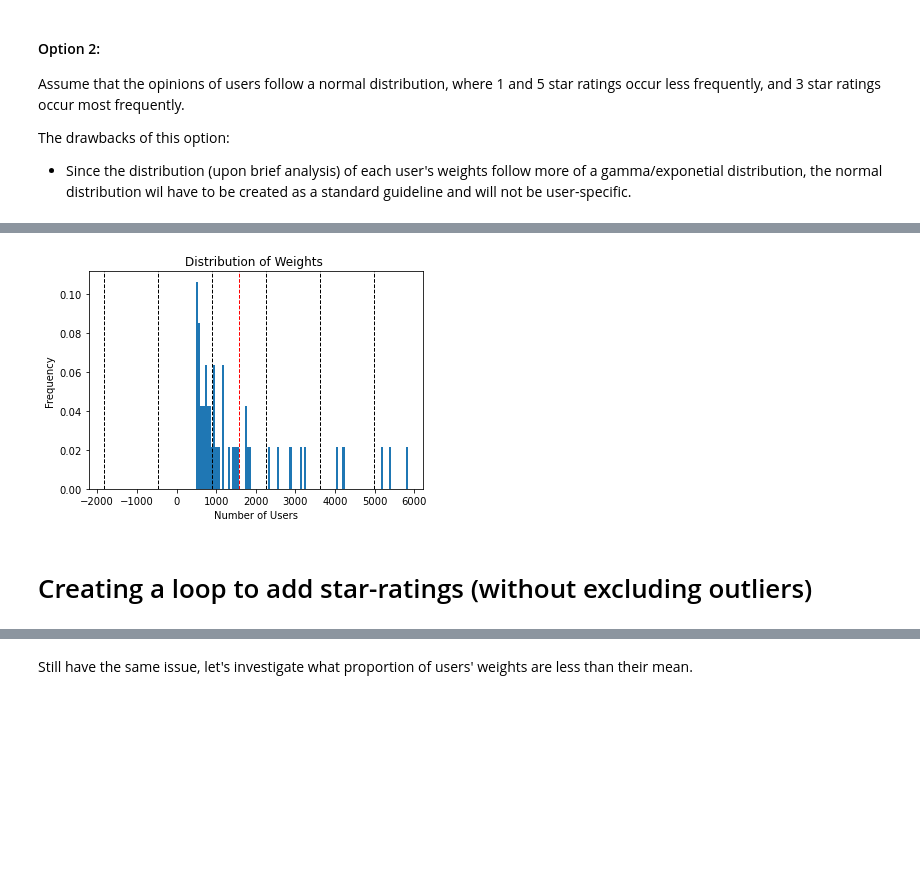
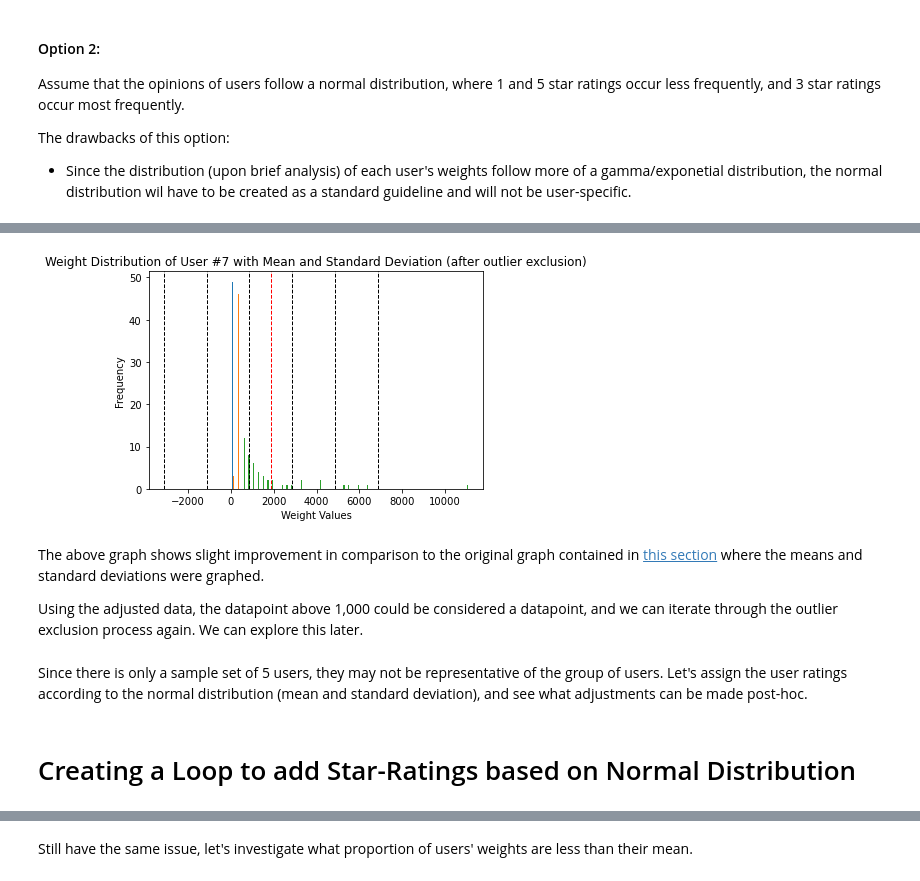
Before and after one commit to laramurphyyx/CA4015-Recommender-System, a Jupyter notebook: Adjusting User-Artist Weights.ipynb, the cells around one changed output, grey strips where cells are left out. Saved outputs shown, nothing was run; the diff lists cells and outputs as text; code cells hidden in the pictures; blank space fills up the shorter version.

```diff
--- a/Adjusting User-Artist Weights.ipynb
+++ b/Adjusting User-Artist Weights.ipynb
@@ -247,3 +293,4 @@ plt.gca().set(
 # %%
-mean = user7['weight'].mean()
-sd = np.std(user7['weight'])
+user7 = user_artists[user_artists['userID']==7]
+user7_mean = user7['weight'].mean()
+user7_std = np.std(user7['weight'])
@@ -270,4 +297,4 @@ user7_final
 # %%
-user7_almostfinal = user7[abs(user7['weight']-mean)<(2*sd)]
-mean = user7_almostfinal['weight'].mean()
-sd = np.std(user7_almostfinal['weight'])
+user7_adjusted = user7[abs(user7['weight']-user7_mean)<(2*user7_std)]
+user7_mean_adjusted = user7_adjusted['weight'].mean()
+user7_std_adjusted = np.std(user7_adjusted['weight'])
@@ -299,25 +301,28 @@ plt.hist(user7_final, bins=100)
 # %%
-data = user7_final['weight']
-mean = data.mean()
-sd = np.std(data)
+plt.hist(user7_adjusted, bins = 50)
 
-plt.hist(data, weights=np.ones(len(data)) / len(data), bins=100)
-plt.axvline(data.mean(), color='red', linestyle='dashed', linewidth=1)
-plt.axvline(data.mean() - (2.5 * sd), color='k', linestyle='dashed', linewidth=1)
-plt.axvline(data.mean() - (1.5 * sd), color='k', linestyle='dashed', linewidth=1)
-plt.axvline(data.mean() - (0.5 * sd), color='k', linestyle='dashed', linewidth=1)
-plt.axvline(data.mean() + (0.5 * sd), color='k', linestyle='dashed', linewidth=1)
-plt.axvline(data.mean() + (1.5 * sd), color='k', linestyle='dashed', linewidth=1)
-plt.axvline(data.mean() + (2.5 * sd), color='k', linestyle='dashed', linewidth=1)
+plt.axvline(user7_mean_adjusted, color='red', linestyle='dashed', linewidth=1)
+plt.axvline(user7_mean_adjusted - (2.5 * user7_std_adjusted), color='k', linestyle='dashed', linewidth=1)
+plt.axvline(user7_mean_adjusted - (1.5 * user7_std_adjusted), color='k', linestyle='dashed', linewidth=1)
+plt.axvline(user7_mean_adjusted - (0.5 * user7_std_adjusted), color='k', linestyle='dashed', linewidth=1)
+plt.axvline(user7_mean_adjusted + (0.5 * user7_std_adjusted), color='k', linestyle='dashed', linewidth=1)
+plt.axvline(user7_mean_adjusted + (1.5 * user7_std_adjusted), color='k', linestyle='dashed', linewidth=1)
+plt.axvline(user7_mean_adjusted + (2.5 * user7_std_adjusted), color='k', linestyle='dashed', linewidth=1)
 plt.gca().set(
-    title='Distribution of Weights ',
-    xlabel='Number of Users',
+    title='Weight Distribution of User #7 with Mean and Standard Deviation (after outlier exclusion)',
+    xlabel='Weight Values',
     ylabel='Frequency'
 );
 # %% [output]
-[figure, old version]
+[figure, new version]
-# %% [markdown]
-# Creating a loop to add star-ratings (without excluding outliers)
+# %% [markdown]
+The above graph shows slight improvement in comparison to the original graph contained in [this section](#plotting_mean_std) where the means and standard deviations were graphed.
+
+Using the adjusted data, the datapoint above 1,000 could be considered a datapoint, and we can iterate through the outlier exclusion process again. We can explore this later.
+# %% [markdown]
+Since there is only a sample set of 5 users, they may not be representative of the group of users. Let's assign the user ratings according to the normal distribution (mean and standard deviation), and see what adjustments can be made post-hoc.
+# %% [markdown]
+# Creating a Loop to add Star-Ratings based on Normal Distribution
 # %%
 ## Creating a dictionary to discover each users mean and standard deviation
 means = {}
```
Also changed, not shown: parts of 82 cells of this notebook.
